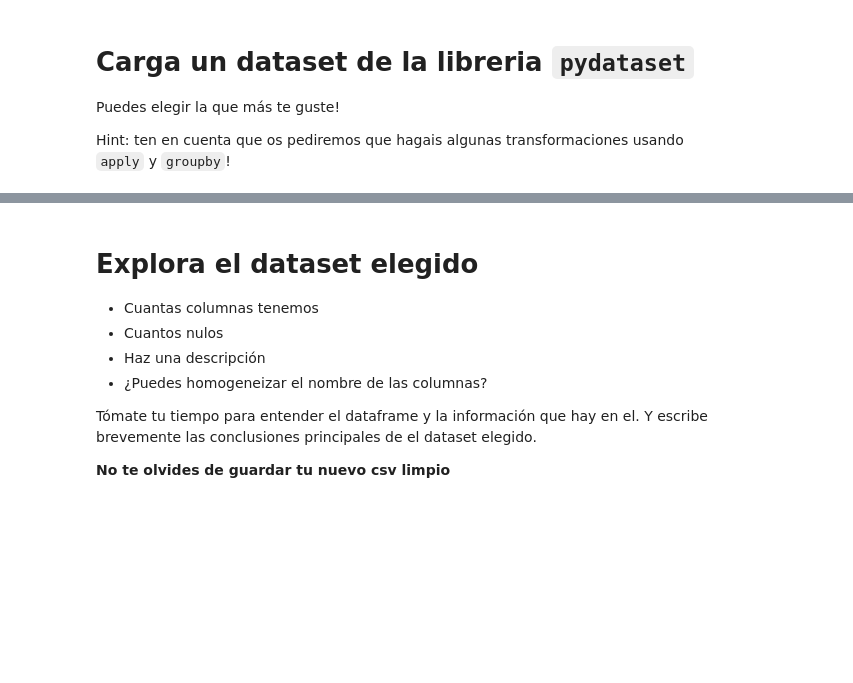
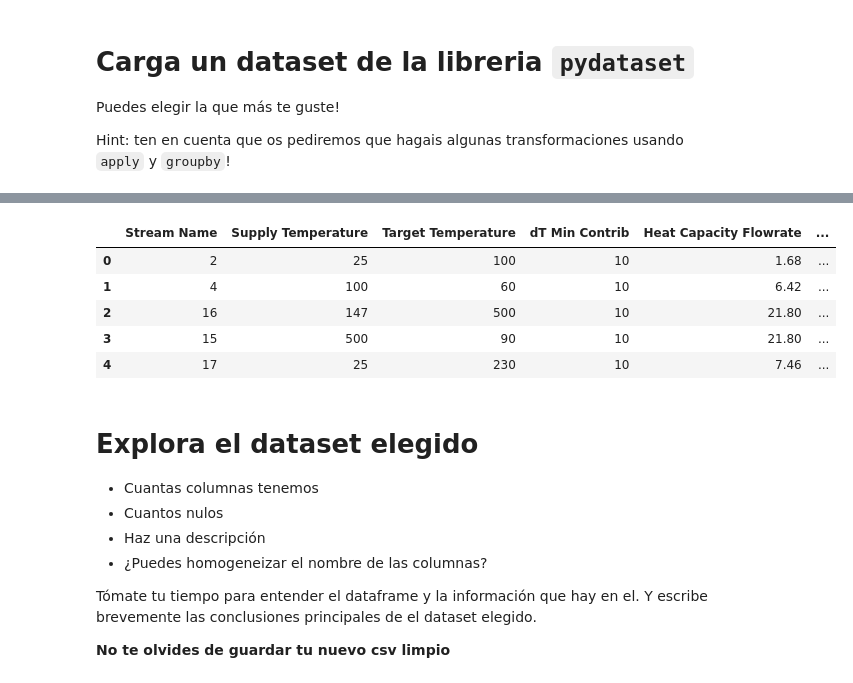
Before and after one commit to Ironhack-Part-Time-Enero2022/lab-pandas-II, a Jupyter notebook: Lab-Pandas-II.ipynb, the cells around one changed output, grey strips where cells are left out. Cells and saved outputs as stored; diff of their text form; code cells hidden in the pictures; blank space fills up the shorter version.

Commit message:
Lab Pandas

```diff
--- a/Lab-Pandas-II.ipynb
+++ b/Lab-Pandas-II.ipynb
@@ -4,3 +4,9 @@
 Puedes elegir la que más te guste!
 
 Hint: ten en cuenta que os pediremos que hagais algunas transformaciones usando `apply` y `groupby`!
+# %%
+import pandas as pd
+import numpy as np
+
+
+pd.options.display.max_columns = None
@@ -7,3 +26,13 @@ Hint: ten en cuenta que os pediremos que hagais algunas transformaciones usando
+# %%
+pinch = pd.read_clipboard()
+pinch.head()
+# %% [output]
+|  | Stream Name | Supply Temperature | Target Temperature | dT Min Contrib | Heat Capacity Flowrate | ... |
+| 0 | 2 | 25 | 100 | 10 | 1.68 | ... |
+| 1 | 4 | 100 | 60 | 10 | 6.42 | ... |
+| 2 | 16 | 147 | 500 | 10 | 21.80 | ... |
+| 3 | 15 | 500 | 90 | 10 | 21.80 | ... |
+| 4 | 17 | 25 | 230 | 10 | 7.46 | ... |
 # %% [markdown]
 # Explora el dataset elegido
 
```
Also changed, not shown: parts of 11 cells of this notebook, 1 other file.
